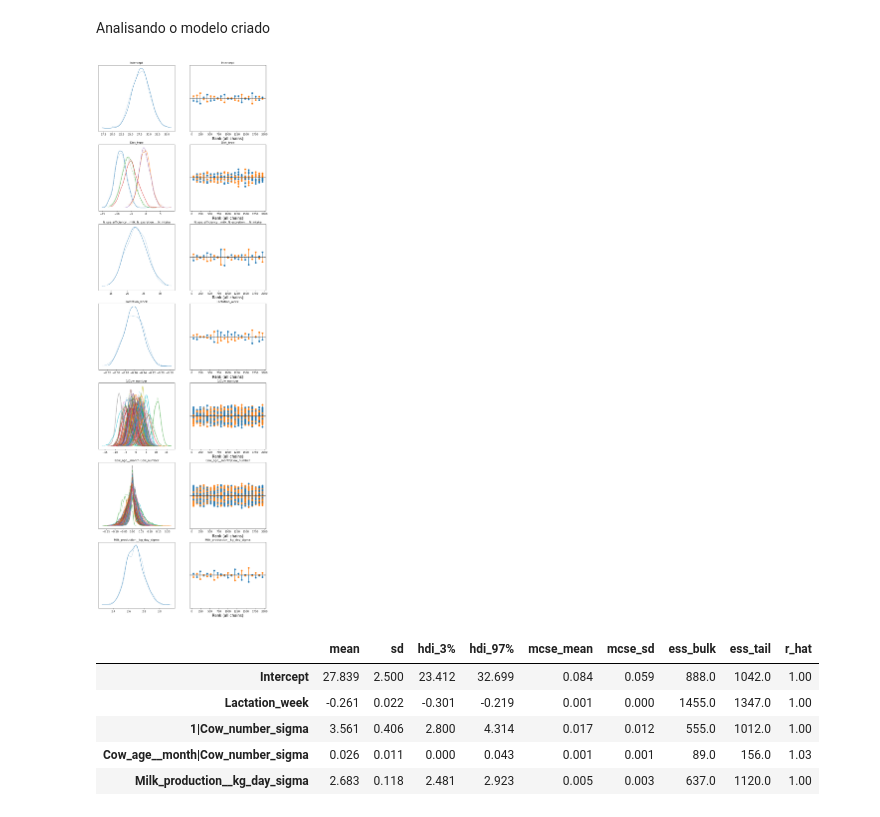
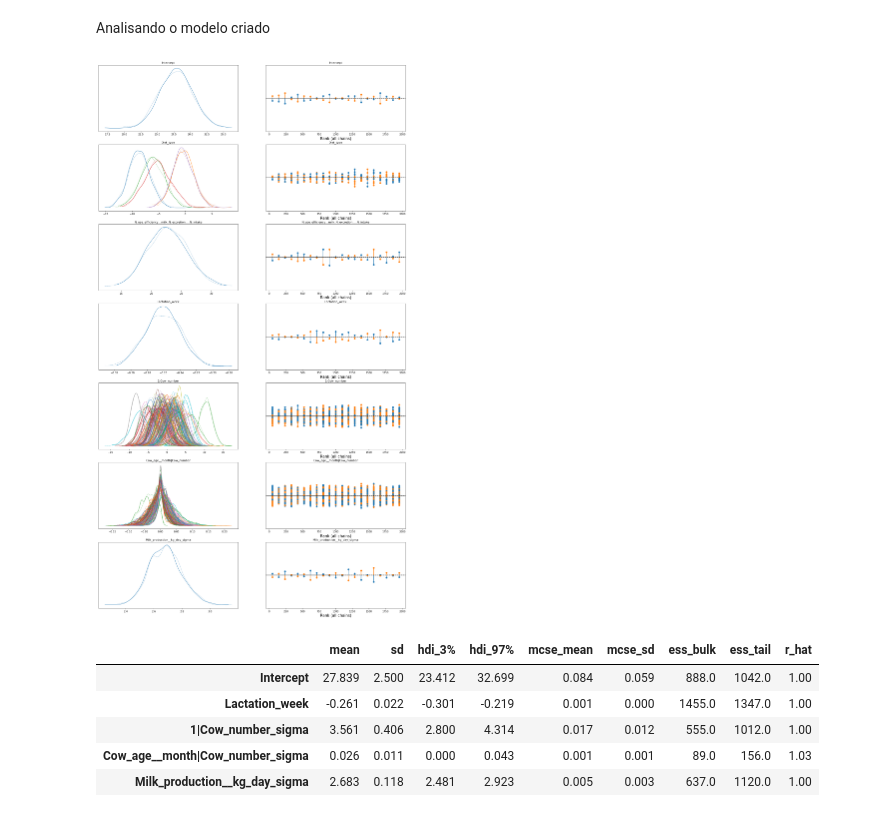
Before and after one commit to nelciojr/Projeto-de-Regress-o-Linear-Bayesiana, a Jupyter notebook: B_Model.ipynb, the cells around one changed output. Saved outputs shown, nothing was run; the diff lists cells and outputs as text; code cells hidden in the pictures.

```diff
--- a/B_Model.ipynb
+++ b/B_Model.ipynb
@@ -115,9 +115,9 @@ model.plot_priors();
 # %% [markdown]
 Analisando o modelo criado
 # %%
-az.plot_trace(fitted, var_names=["Intercept", "Diet_type", "N_use_efficiency__milk_N_excretion___N_intake", "Lactation_week", "1|Cow_number", "Cow_age__month|Cow_number" , "Milk_production__kg_day_sigma"], kind="rank_vlines", compact=True, figsize=(12,len(fitted)*10));
+az.plot_trace(fitted, var_names=["Intercept", "Diet_type", "N_use_efficiency__milk_N_excretion___N_intake", "Lactation_week", "1|Cow_number", "Cow_age__month|Cow_number" , "Milk_production__kg_day_sigma"], kind="rank_vlines", compact=True, figsize=(22,len(fitted)*10));
 # %% [output]
-[figure, old version]
+[figure, new version]
 # %%
 az.summary(fitted, var_names=["Intercept", "Lactation_week","1|Cow_number_sigma", "Cow_age__month|Cow_number_sigma" , "Milk_production__kg_day_sigma"])
 # %% [output]
```
Also changed, not shown: parts of 5 cells of this notebook.
